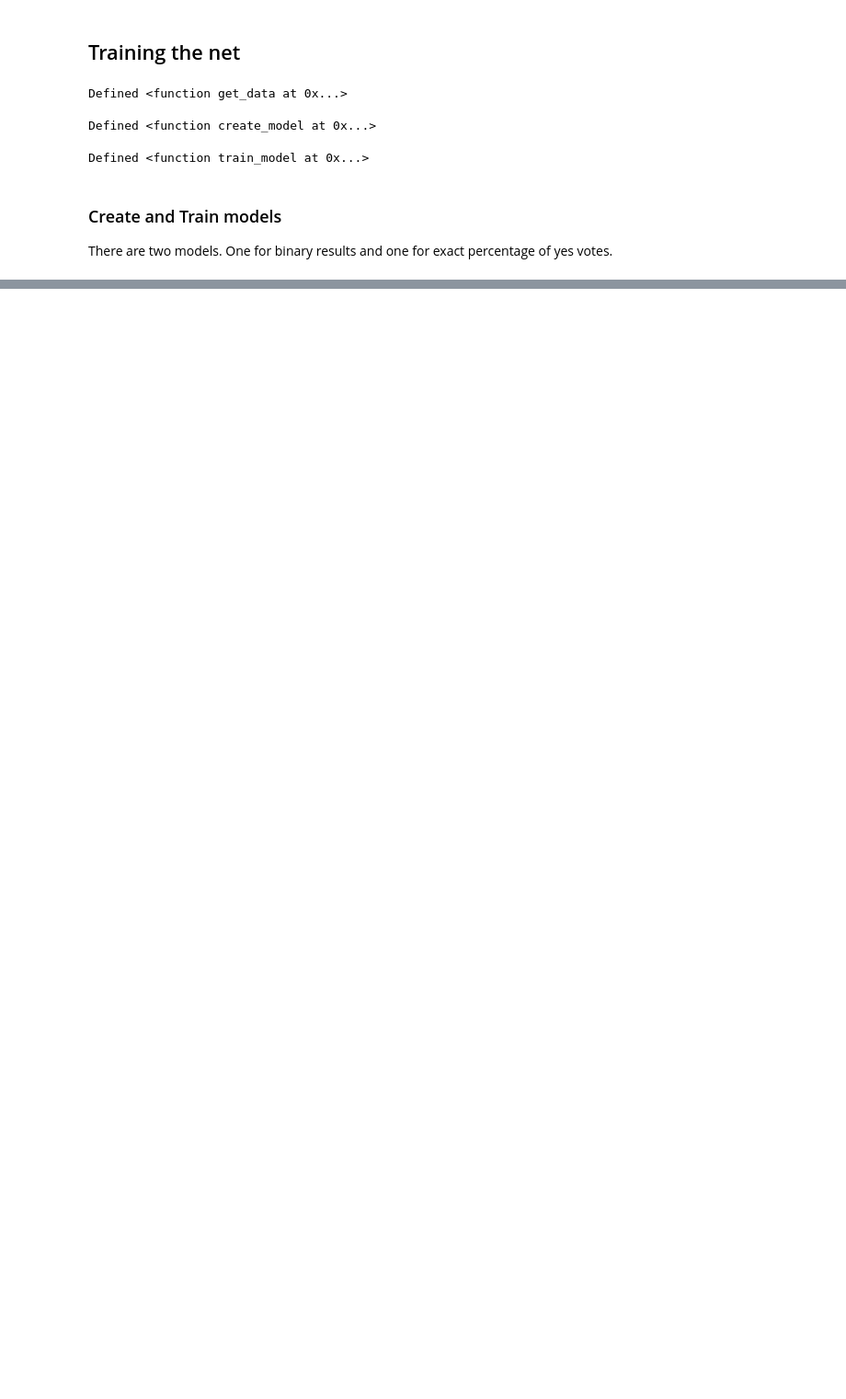
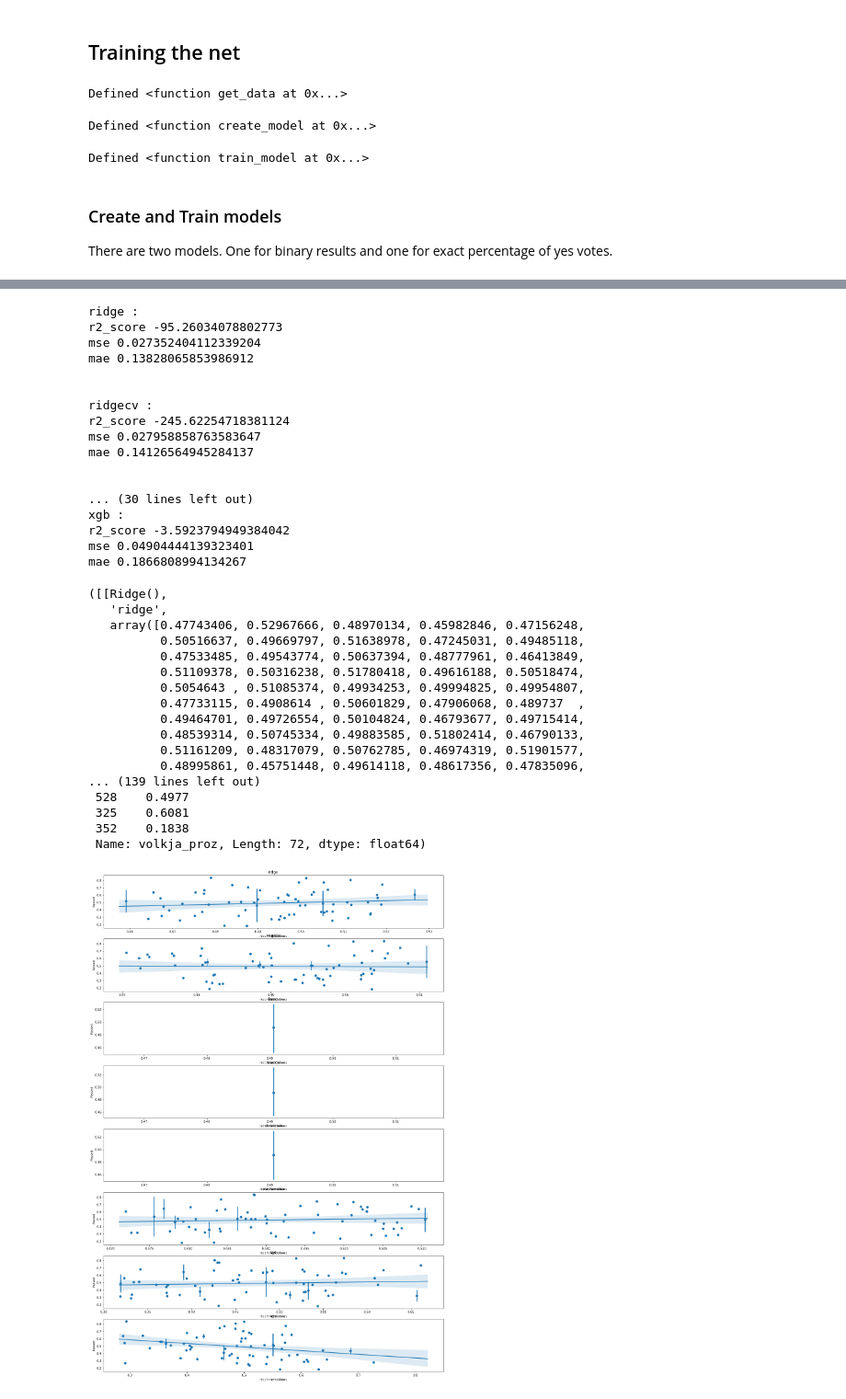
Before and after one commit to DJAntivenom/swiss-vote-prediction, a Jupyter notebook: src/nn_2.3.ipynb, the cells around one changed output, grey strips where cells are left out. Shown at 92% size. Cells and saved outputs as stored; diff of their text form; code cells hidden in the pictures; blank space fills up the shorter version.

```diff
--- a/src/nn_2.3.ipynb
+++ b/src/nn_2.3.ipynb
@@ -927,0 +1079,38 @@ plots()
+# %%
+proz_regression_iv(shuffle=True)
+# %% [output]
+ridge :
+r2_score -95.26034078802773
+mse 0.027352404112339204
+mae 0.13828065853986912
+
+
+ridgecv :
+r2_score -245.62254718381124
+mse 0.027958858763583647
+mae 0.14126564945284137
+
+
+... (30 lines left out)
+xgb :
+r2_score -3.5923794949384042
+mse 0.04904444139323401
+mae 0.1866808994134267
+([[Ridge(),
+   'ridge',
+   array([0.47743406, 0.52967666, 0.48970134, 0.45982846, 0.47156248,
+          0.50516637, 0.49669797, 0.51638978, 0.47245031, 0.49485118,
+          0.47533485, 0.49543774, 0.50637394, 0.48777961, 0.46413849,
+          0.51109378, 0.50316238, 0.51780418, 0.49616188, 0.50518474,
+          0.5054643 , 0.51085374, 0.49934253, 0.49994825, 0.49954807,
+          0.47733115, 0.4908614 , 0.50601829, 0.47906068, 0.489737  ,
+          0.49464701, 0.49726554, 0.50104824, 0.46793677, 0.49715414,
+          0.48539314, 0.50745334, 0.49883585, 0.51802414, 0.46790133,
+          0.51161209, 0.48317079, 0.50762785, 0.46974319, 0.51901577,
+          0.48995861, 0.45751448, 0.49614118, 0.48617356, 0.47835096,
+... (139 lines left out)
+ 528    0.4977
+ 325    0.6081
+ 352    0.1838
+ Name: volkja_proz, Length: 72, dtype: float64)
+[figure, added]
```
Also changed, not shown: parts of 43 cells of this notebook, 2 other files.
